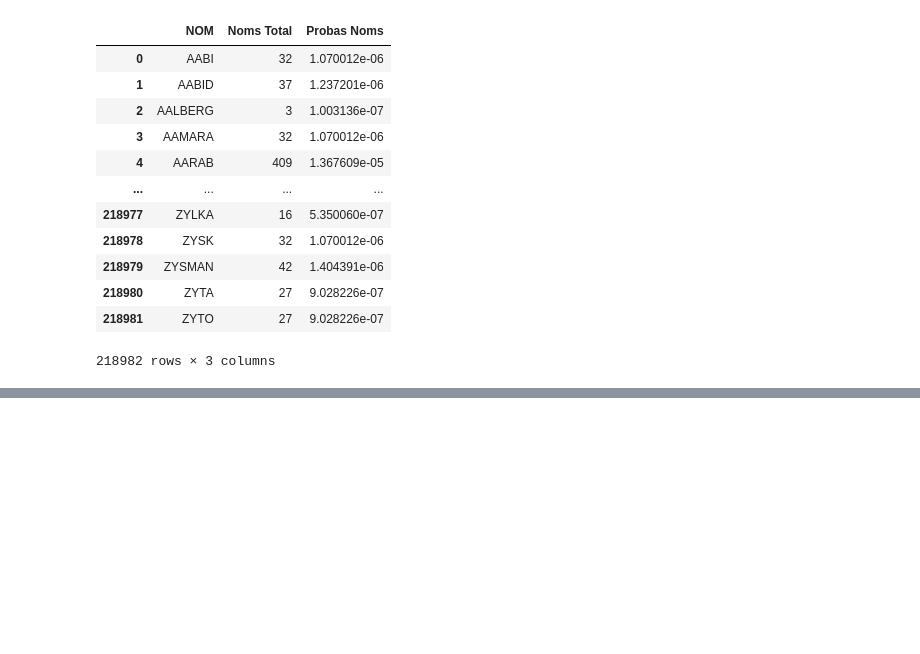
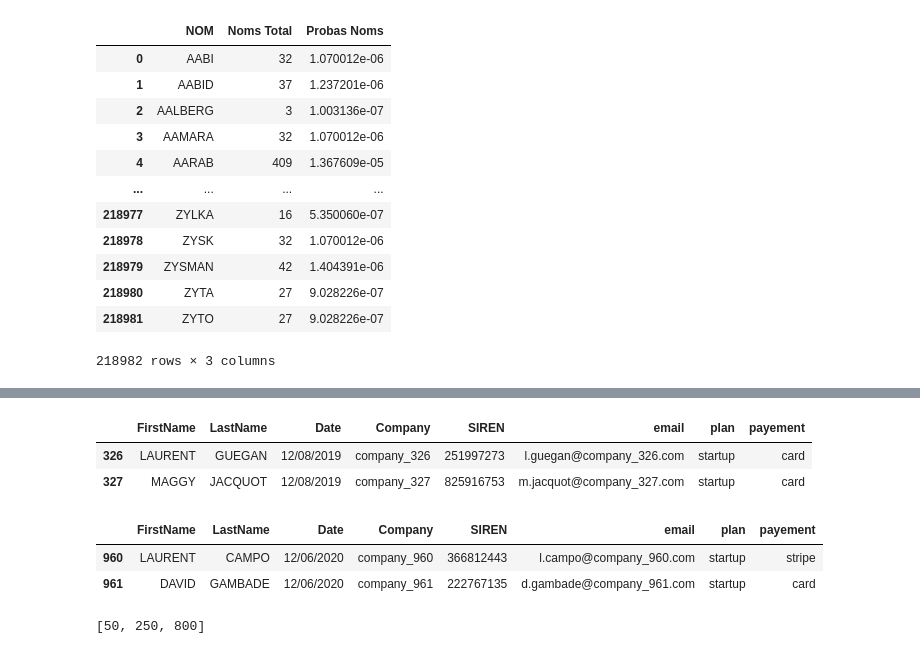
Before and after one commit to JoaquinBeltran1/BA-Datasets, a Jupyter notebook: notebooks/dirty_dataset_1.ipynb, the cells around one changed output, grey strips where cells are left out. Saved outputs shown, nothing was run; the diff lists cells and outputs as text; code cells hidden in the pictures; blank space fills up the shorter version.

```diff
--- a/notebooks/dirty_dataset_1.ipynb
+++ b/notebooks/dirty_dataset_1.ipynb
@@ -953,0 +1039,5 @@ names_df
+# %%
+list_of_plans = []
+for i in range(len(names_df)):
+    plan = np.random.choice(product_plans, p = plan_prob)
+    list_of_plans.append(plan)
@@ -953,0 +1057,8 @@ names_df
+# %%
+payment_method = ["card", "stripe", "bank"]
+payement_method_prob = [0.7, 0.2, 0.1]
+# %%
+list_of_payment_methods = []
+for i in range(len(names_df)):
+    payment = np.random.choice(payment_method, p = payement_method_prob)
+    list_of_payment_methods.append(payment)
@@ -953,0 +1078,10 @@ names_df
+# %%
+names_df["email"] = email_list
+names_df["plan"] = list_of_plans
+names_df["payement"] = list_of_payment_methods
+# %%
+names_df[names_df['Date'] == "12/08/2019"]
+# %% [output]
+|  | FirstName | LastName | Date | Company | SIREN | email | plan | payement |
+| 326 | LAURENT | GUEGAN | 12/08/2019 | company_326 | 251997273 | l.guegan@company_326.com | startup | card |
+| 327 | MAGGY | JACQUOT | 12/08/2019 | company_327 | 825916753 | m.jacquot@company_327.com | startup | card |
@@ -953,0 +1090,6 @@ names_df
+# %%
+names_df[names_df['Date'] == "12/06/2020"]
+# %% [output]
+|  | FirstName | LastName | Date | Company | SIREN | email | plan | payement |
+| 960 | LAURENT | CAMPO | 12/06/2020 | company_960 | 366812443 | l.campo@company_960.com | startup | stripe |
+| 961 | DAVID | GAMBADE | 12/06/2020 | company_961 | 222767135 | d.gambade@company_961.com | startup | card |
@@ -953,0 +1102,4 @@ names_df
+# %%
+price_list[0]
+# %% [output]
+[50, 250, 800]
```
Also changed, not shown: parts of 42 cells of this notebook, 3 other files.
